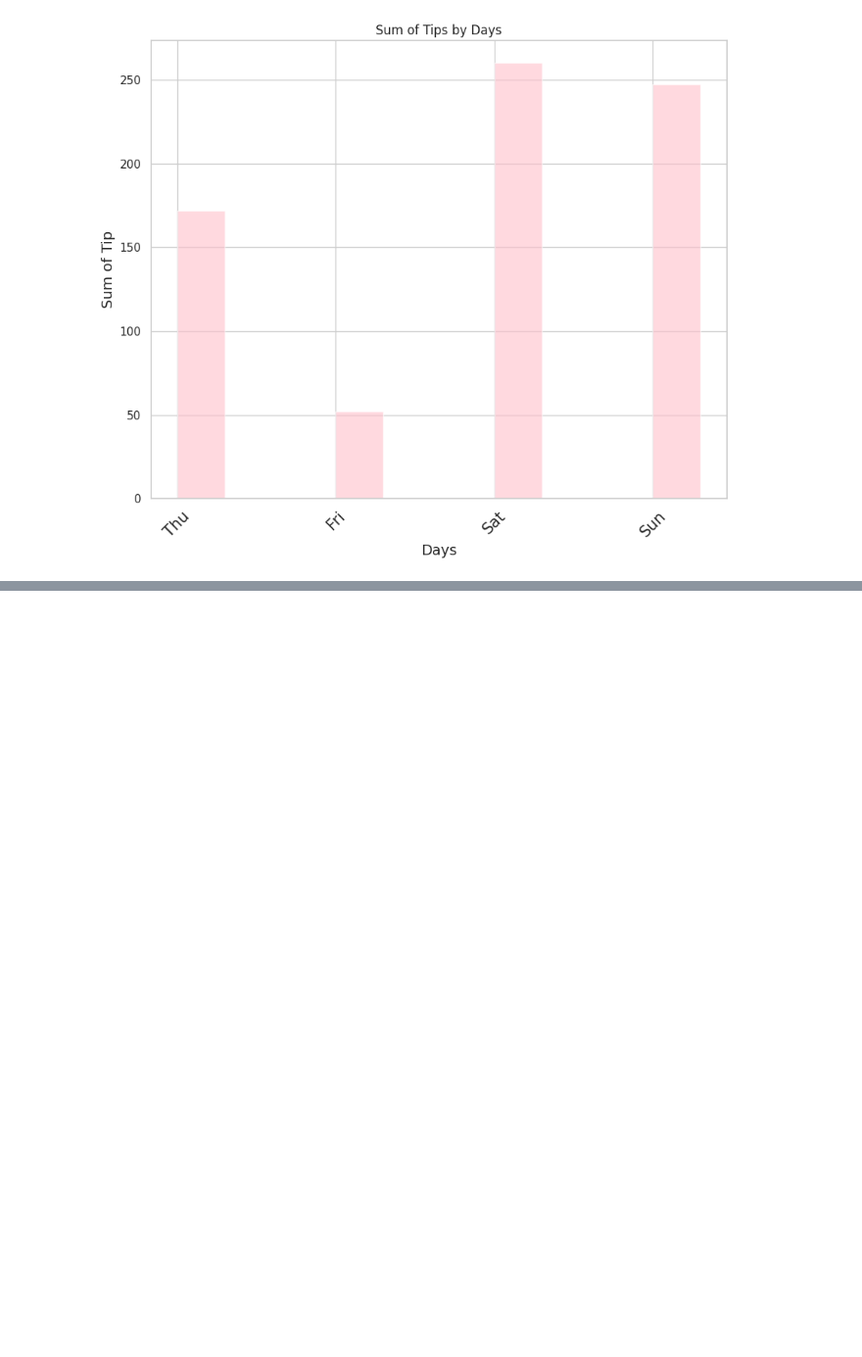
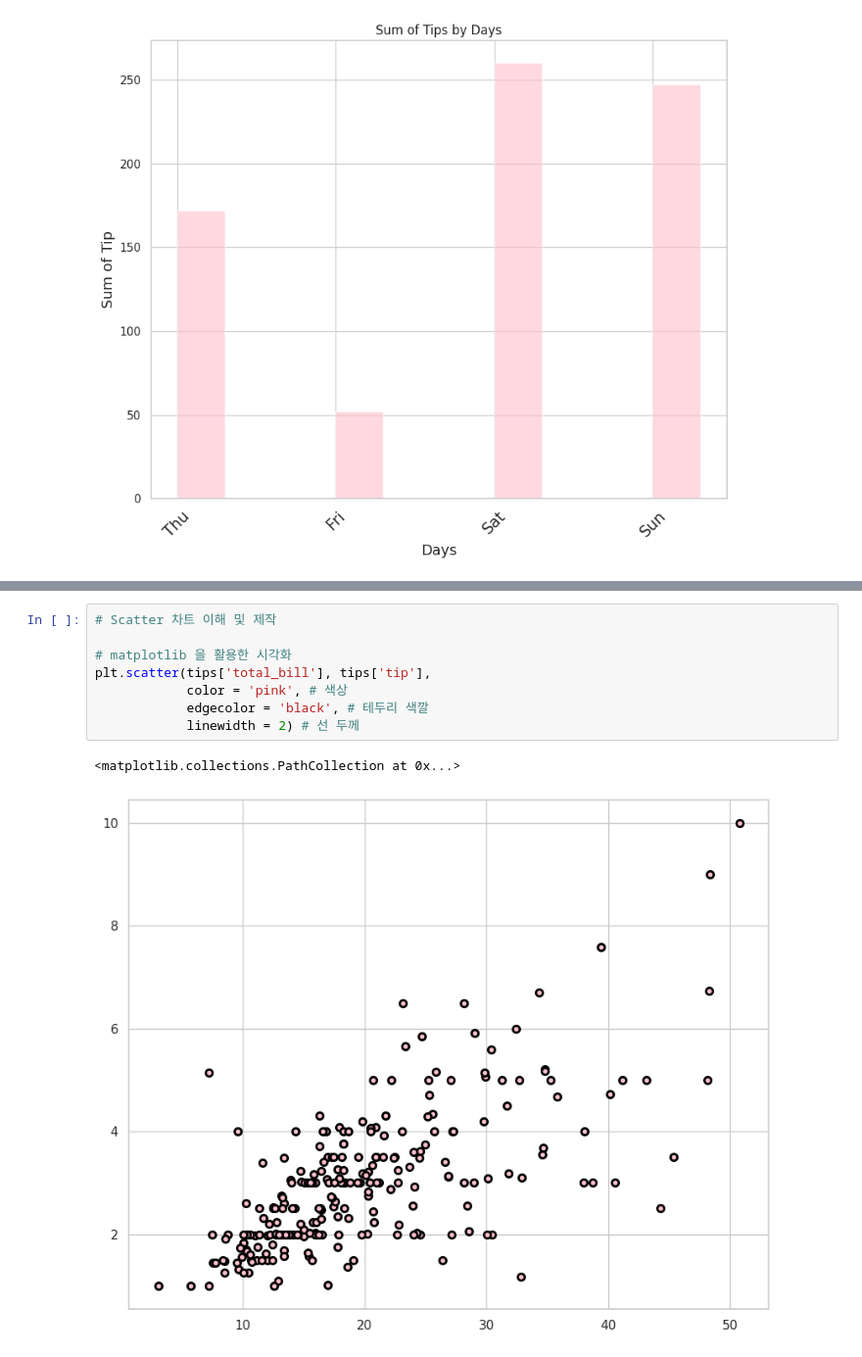
Before and after one commit to gherwt/TIL, a Jupyter notebook: kDT30/DATA ANALIYSIS/DA 정리/ML, DL Lecture/Data visuaization.ipynb, the cells around one changed output, grey strips where cells are left out. Shown: that part at 98% size. Saved outputs shown, nothing was run; the diff lists cells and outputs as text; blank space fills up the shorter version.

```diff
--- a/kDT30/DATA ANALIYSIS/DA 정리/ML, DL Lecture/Data visuaization.ipynb
+++ b/kDT30/DATA ANALIYSIS/DA 정리/ML, DL Lecture/Data visuaization.ipynb
@@ -97,0 +181,11 @@ plt.show()
+# %%
+# Scatter 차트 이해 및 제작
+
+# matplotlib 을 활용한 시각화
+plt.scatter(tips['total_bill'], tips['tip'],
+            color = 'pink', # 색상
+            edgecolor = 'black', # 테두리 색깔
+            linewidth = 2) # 선 두께
+# %% [output]
+<matplotlib.collections.PathCollection at 0x...>
+[figure, added]
```
Also changed, not shown: parts of 16 cells of this notebook.
